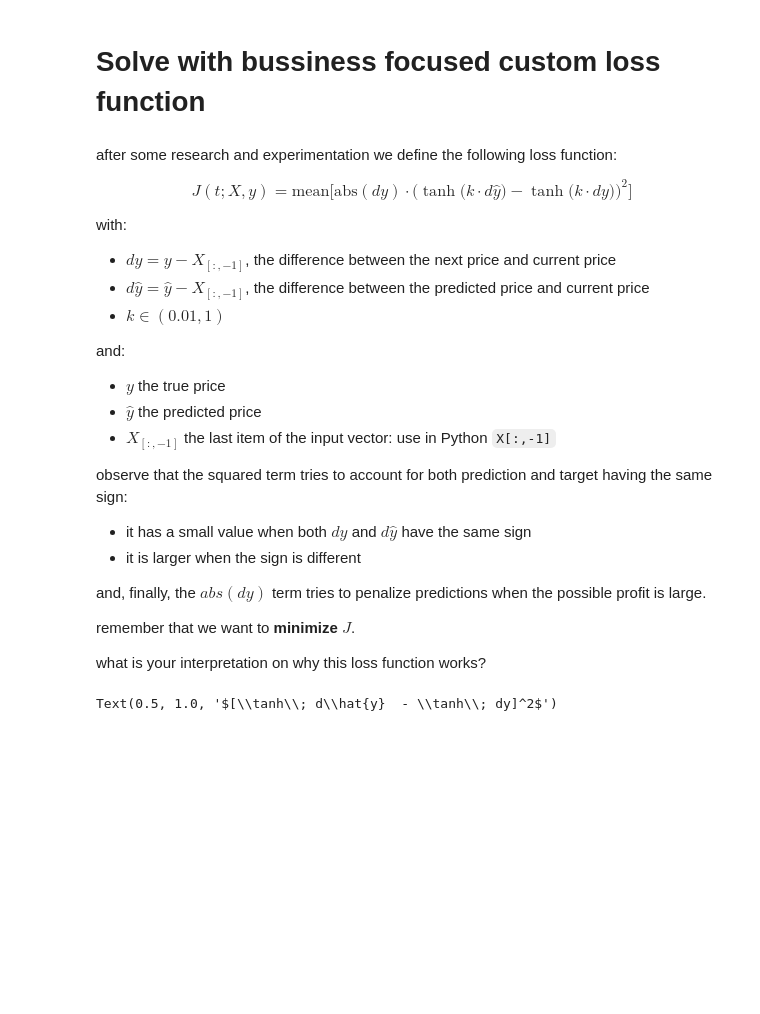
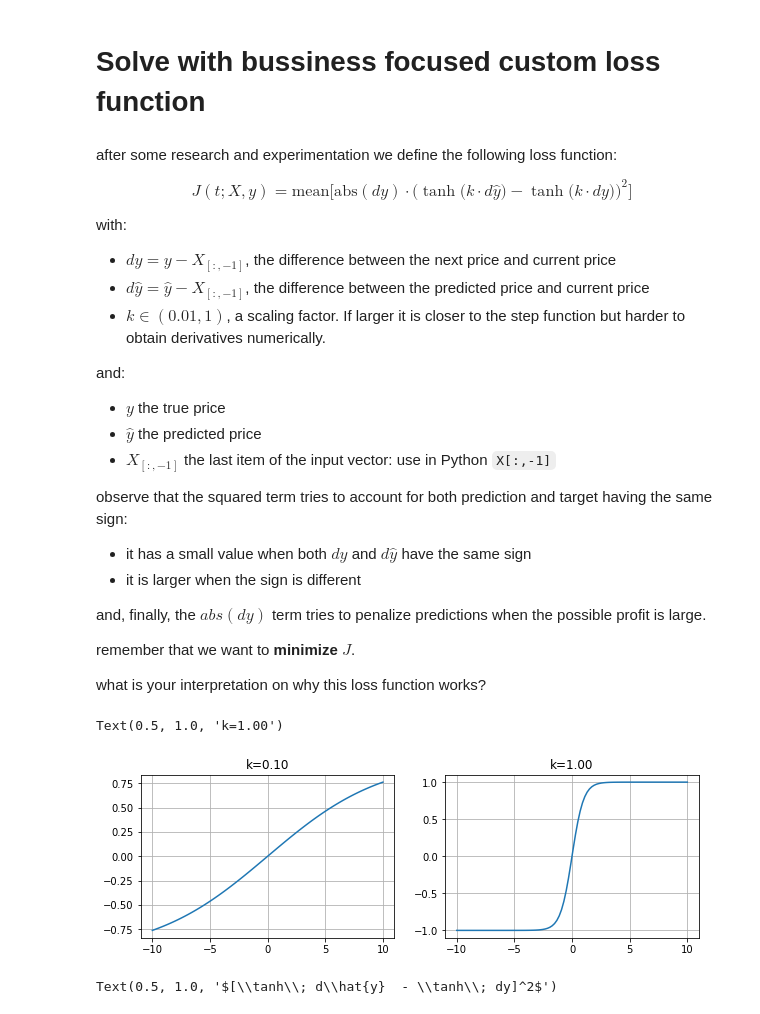
Before and after one commit to jdariasl/DiplomadoEPM_2019, a Jupyter notebook: Modulo3/Modulo 3 (23 - TALLER business oriented loss function).ipynb, the cells around one changed output. Saved outputs shown, nothing was run; the diff lists cells and outputs as text; code cells hidden in the pictures; blank space fills up the shorter version.

```diff
--- a/Modulo3/Modulo 3 (23 - TALLER business oriented loss function).ipynb
+++ b/Modulo3/Modulo 3 (23 - TALLER business oriented loss function).ipynb
@@ -238,7 +286,7 @@ with:
 
 - $dy = y-X_{[:,-1]}$, the difference between the next price and current price
 - $d\hat{y}= \hat{y}-X_{[:,-1]}$, the difference between the predicted price and current price
-- $k \in (0.01,1)$
+- $k \in (0.01,1)$, a scaling factor. If larger it is closer to the step function but harder to obtain derivatives numerically.
 
 and:
 
@@ -256,6 +304,20 @@ and, finally, the $abs(dy)$ term tries to penalize predictions when the possible
 remember that we want to **minimize** $J$.
 
 what is your interpretation on why this loss function works?
+# %%
+k=0.1
+xr = np.linspace(-10,10,100)
+plt.figure(figsize=(10,3))
+plt.subplot(121)
+plt.plot(xr, np.tanh(k*xr))
+plt.grid(); plt.title("k=%.2f"%k)
+plt.subplot(122)
+k=1
+plt.plot(xr, np.tanh(k*xr))
+plt.grid(); plt.title("k=%.2f"%k)
+# %% [output]
+Text(0.5, 1.0, 'k=1.00')
+[figure, added]
 # %%
 dy = np.linspace(-2,2,20)
 dyh = np.linspace(-2,2,20)
```
Also changed, not shown: parts of 28 cells of this notebook.
